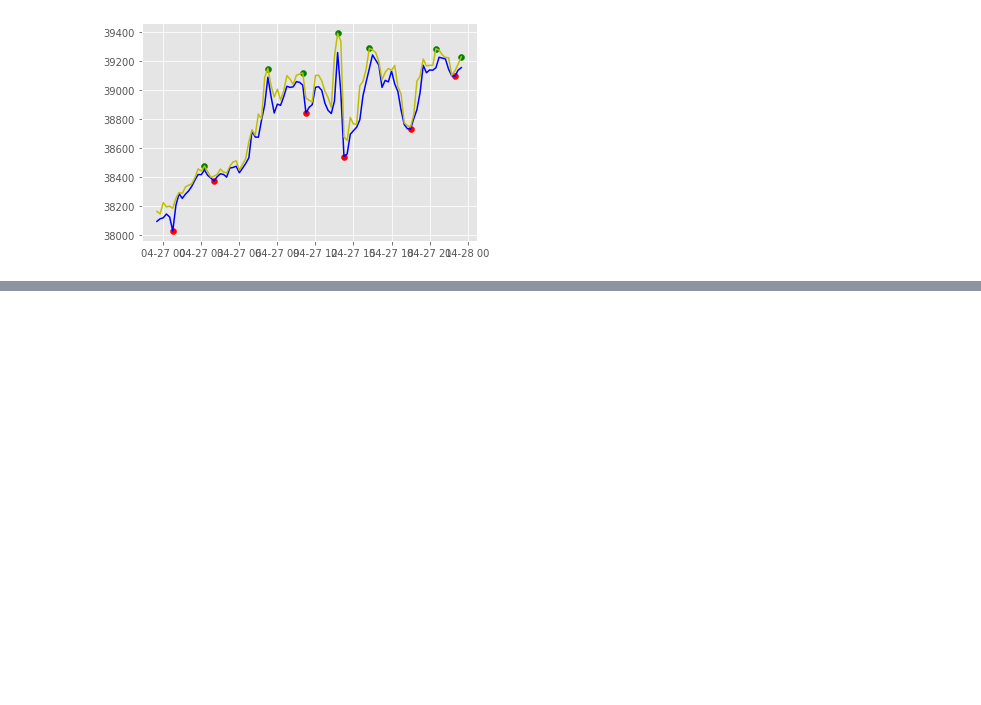
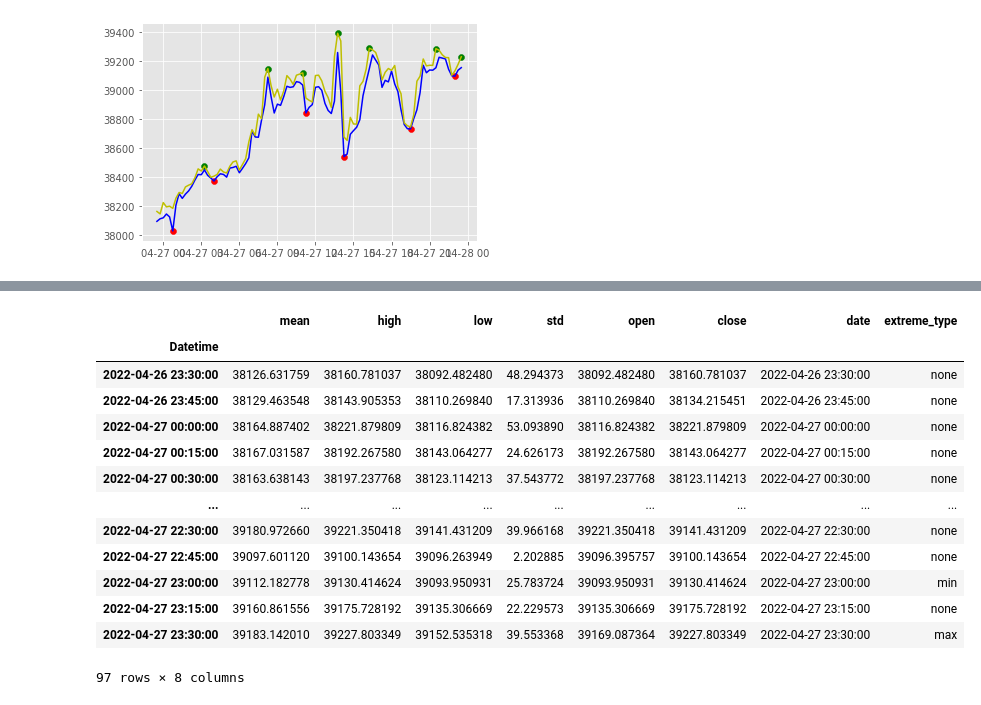
Before and after one commit to mrjaytv/cryptolord, a Jupyter notebook: dataExploration.ipynb, the cells around one changed output, grey strips where cells are left out. Saved outputs shown, nothing was run; the diff lists cells and outputs as text; code cells hidden in the pictures; blank space fills up the shorter version.

```diff
--- a/dataExploration.ipynb
+++ b/dataExploration.ipynb
@@ -169,0 +182,23 @@ plt.show()
+# %%
+df['is_max'] = df['max'].notnull()
+df['is_min'] = df['min'].notnull()
+df['is_extreme'] = df['is_max'] | df['is_min']
+df['extreme_type'] = np.where(df['is_max'], 'max', np.where(df['is_min'],'min', 'none'))
+df.drop(columns=['min', 'max', 'is_max', 'is_min', 'is_extreme'], inplace=True)
+
+df
+# %% [output]
+|  | mean | high | low | std | open | close | date | extreme_type |
+| Datetime |  |  |  |  |  |  |  |  |
+| 2022-04-26 23:30:00 | 38126.631759 | 38160.781037 | 38092.482480 | 48.294373 | 38092.482480 | 38160.781037 | 2022-04-26 23:30:00 | none |
+| 2022-04-26 23:45:00 | 38129.463548 | 38143.905353 | 38110.269840 | 17.313936 | 38110.269840 | 38134.215451 | 2022-04-26 23:45:00 | none |
+| 2022-04-27 00:00:00 | 38164.887402 | 38221.879809 | 38116.824382 | 53.093890 | 38116.824382 | 38221.879809 | 2022-04-27 00:00:00 | none |
+| 2022-04-27 00:15:00 | 38167.031587 | 38192.267580 | 38143.064277 | 24.626173 | 38192.267580 | 38143.064277 | 2022-04-27 00:15:00 | none |
+| 2022-04-27 00:30:00 | 38163.638143 | 38197.237768 | 38123.114213 | 37.543772 | 38197.237768 | 38123.114213 | 2022-04-27 00:30:00 | none |
+| ... | ... | ... | ... | ... | ... | ... | ... | ... |
+| 2022-04-27 22:30:00 | 39180.972660 | 39221.350418 | 39141.431209 | 39.966168 | 39221.350418 | 39141.431209 | 2022-04-27 22:30:00 | none |
+| 2022-04-27 22:45:00 | 39097.601120 | 39100.143654 | 39096.263949 | 2.202885 | 39096.395757 | 39100.143654 | 2022-04-27 22:45:00 | none |
+| 2022-04-27 23:00:00 | 39112.182778 | 39130.414624 | 39093.950931 | 25.783724 | 39093.950931 | 39130.414624 | 2022-04-27 23:00:00 | min |
+| 2022-04-27 23:15:00 | 39160.861556 | 39175.728192 | 39135.306669 | 22.229573 | 39135.306669 | 39175.728192 | 2022-04-27 23:15:00 | none |
+| 2022-04-27 23:30:00 | 39183.142010 | 39227.803349 | 39152.535318 | 39.553368 | 39169.087364 | 39227.803349 | 2022-04-27 23:30:00 | max |
+97 rows × 8 columns
```
Also changed, not shown: parts of 1 cell of this notebook.
